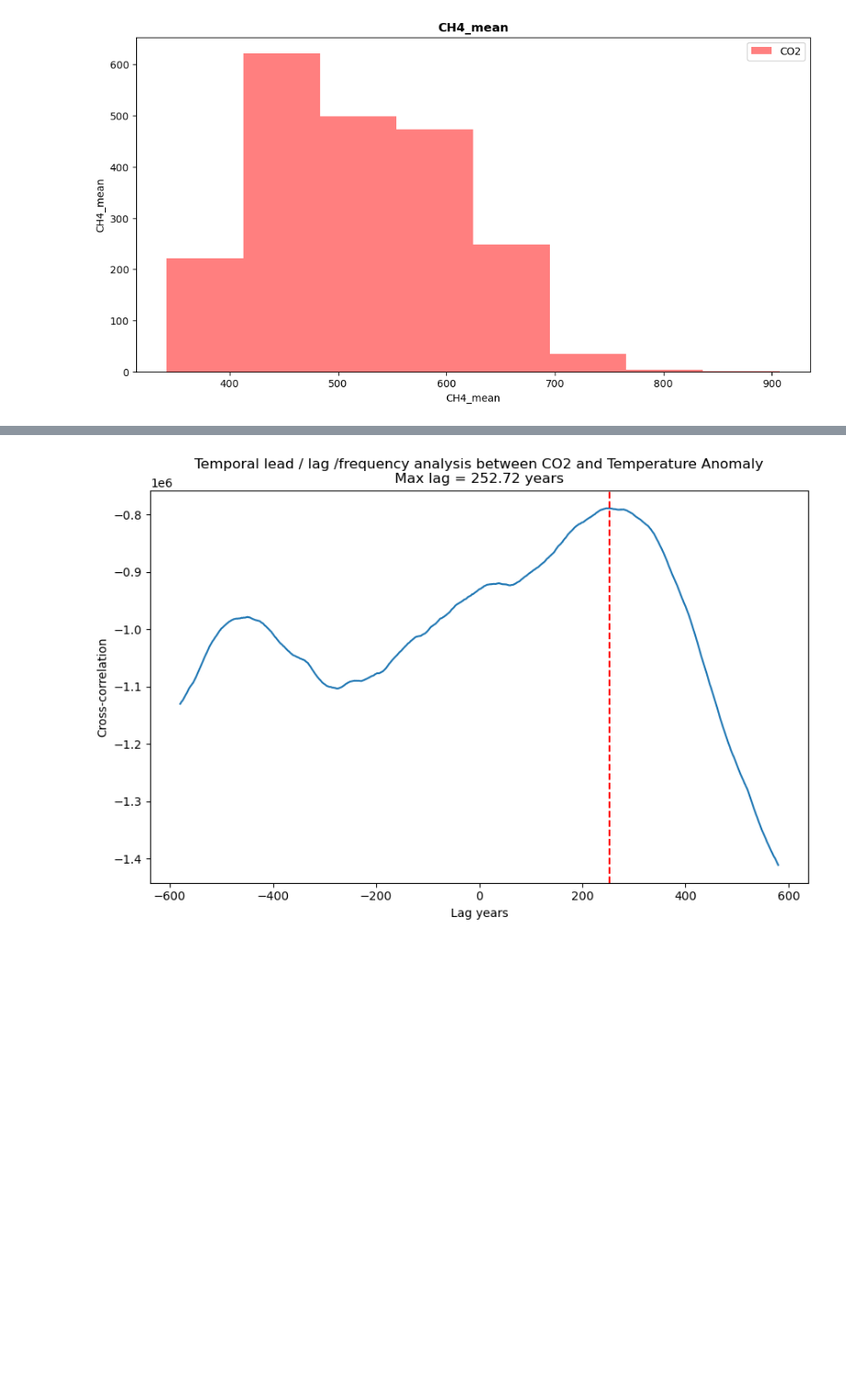
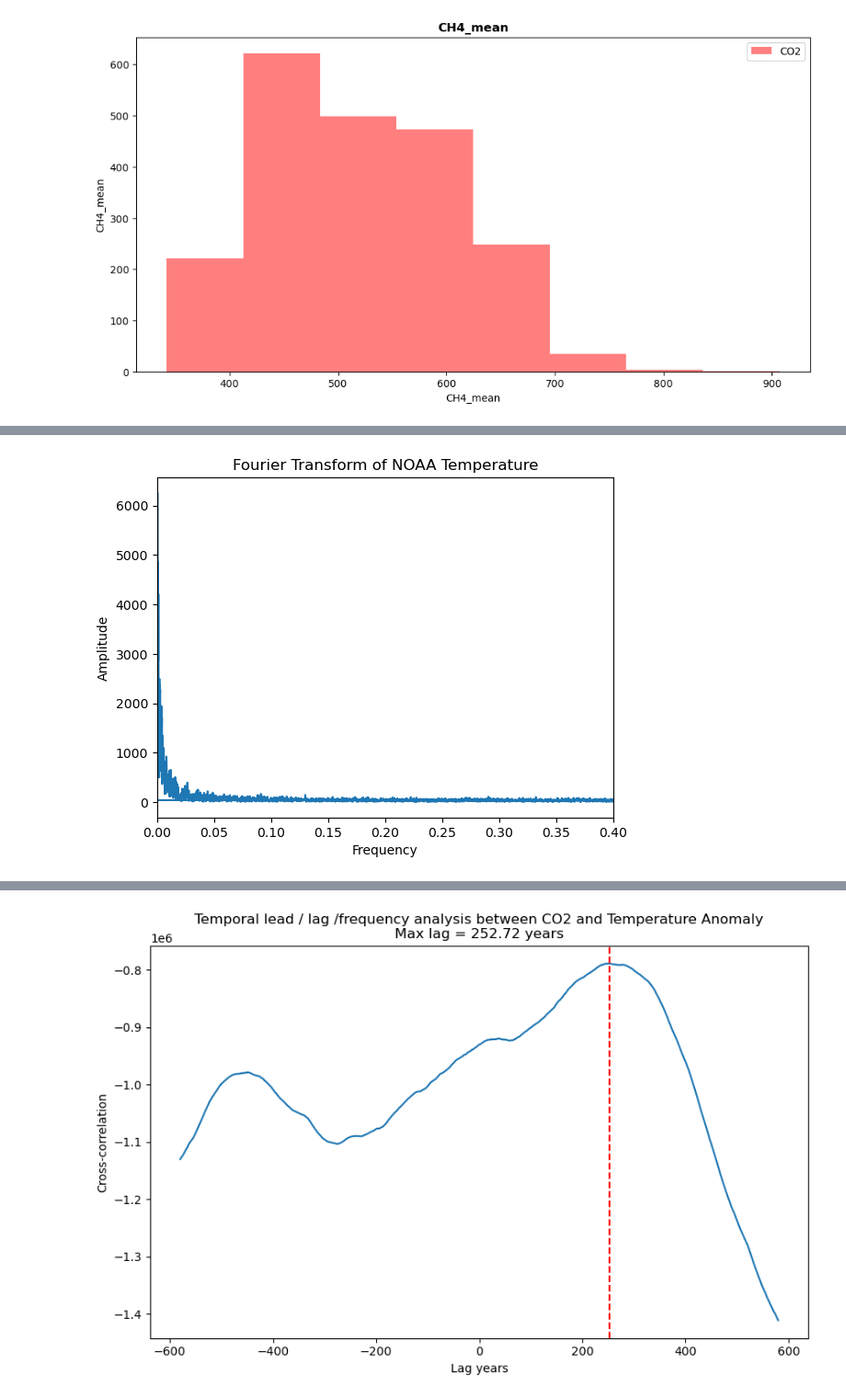
Before and after one commit to keithmmc/pda2, a Jupyter notebook: project2.ipynb, the cells around one changed output, grey strips where cells are left out. Shown at 92% size. Saved outputs shown, nothing was run; the diff lists cells and outputs as text; code cells hidden in the pictures; blank space fills up the shorter version.

```diff
--- a/project2.ipynb
+++ b/project2.ipynb
@@ -487,2 +492,16 @@ plt.show()
+# %%
+
+y = noaa2["Temperature"].to_numpy()
+y = y - np.mean(y)
+yf = np.fft.fft(y) # Frequency spectrum
+xf = fftfreq(y.size)
+plt.plot(xf, np.abs(yf)) # Plot the magnitude of the spectrum
+plt.xlabel('Frequency')
+plt.ylabel('Amplitude')
+plt.title('Fourier Transform of NOAA Temperature')
+plt.xlim(0, .4) # zoom in to see the peaks
+plt.show()
+# %% [output]
+[figure, added]
 # %%
 y = methane_noaa["CH4_mean"].to_numpy()
```
Also changed, not shown: parts of 36 cells of this notebook.
